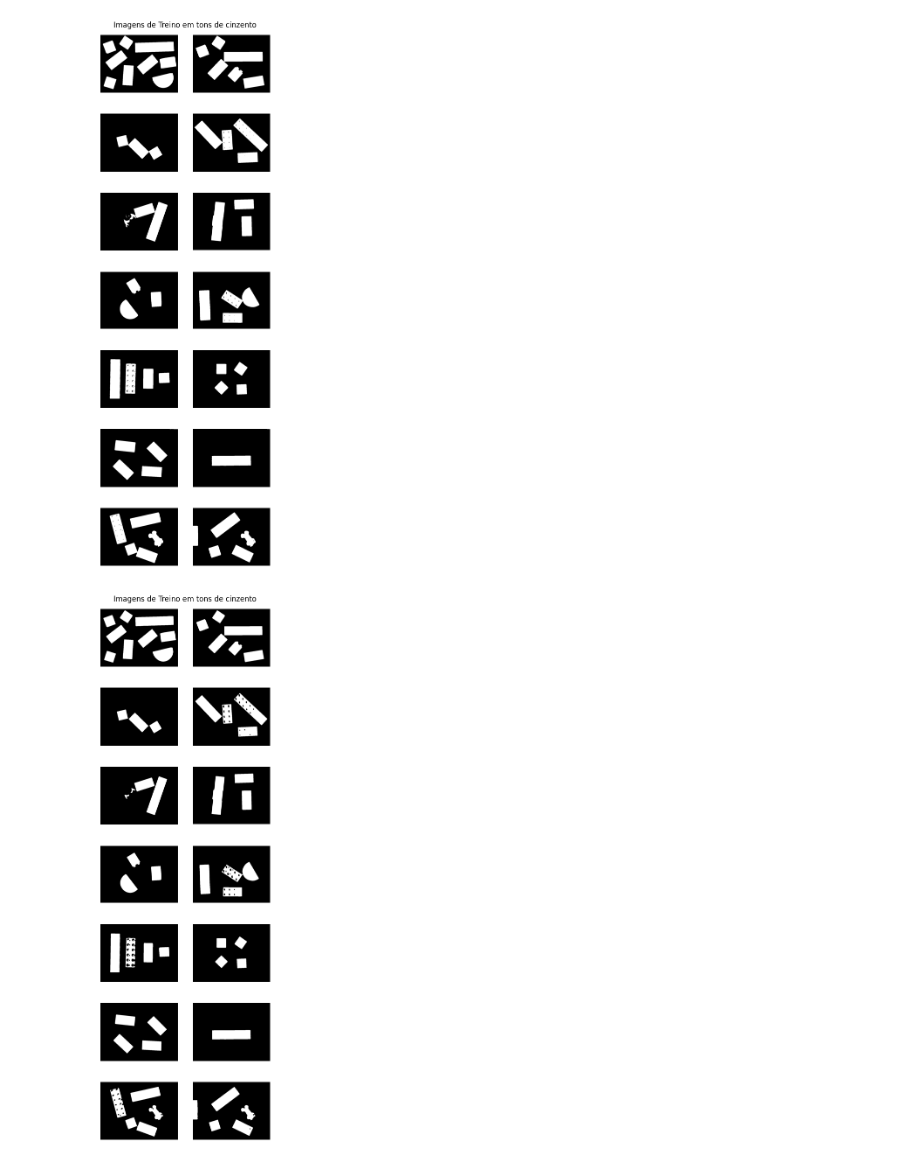
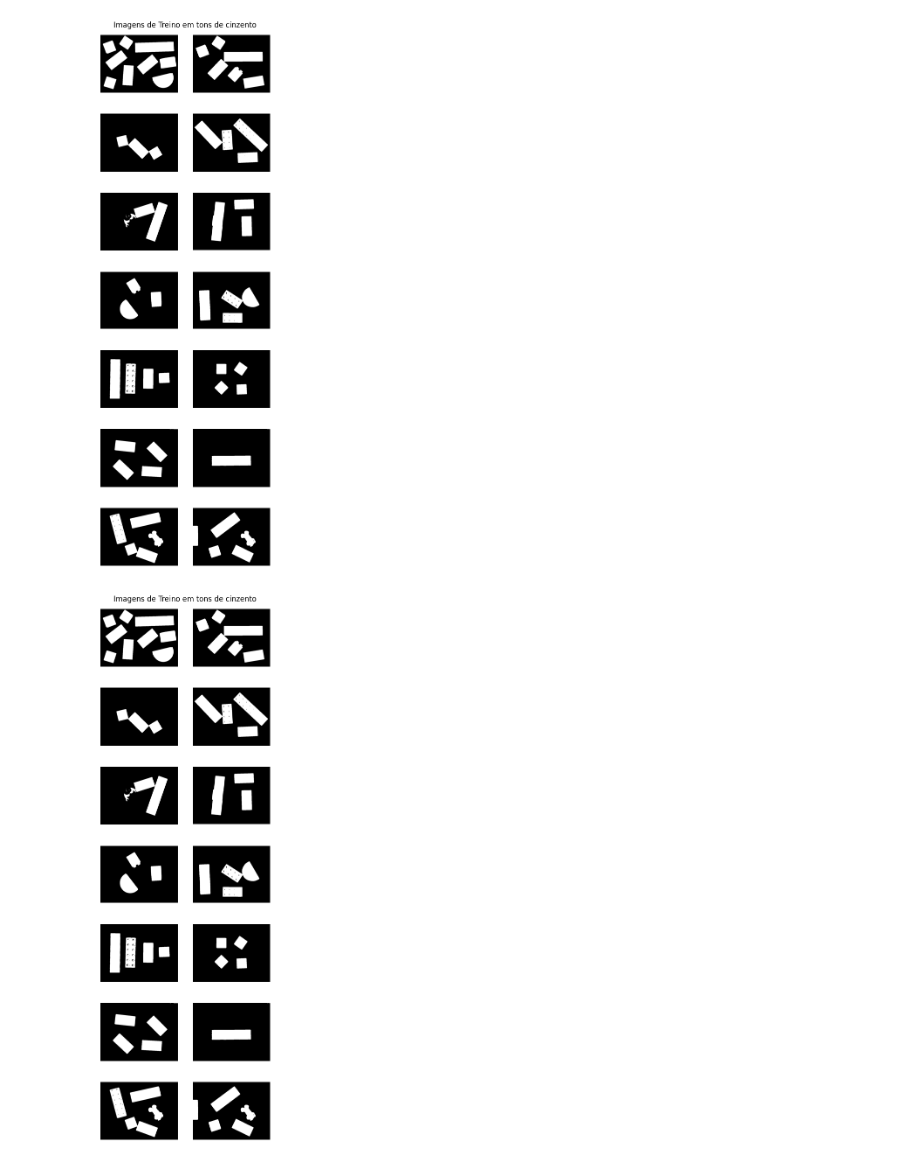
Before and after one commit to LPSD18/PIV, a Jupyter notebook: TP1/PIV_TP1_48328_48168.ipynb, the cells around one changed output. Cells and saved outputs as stored; diff of their text form; code cells hidden in the pictures.

```diff
--- a/TP1/PIV_TP1_48328_48168.ipynb
+++ b/TP1/PIV_TP1_48328_48168.ipynb
@@ -185,7 +185,7 @@ for color in images:
 
     # Inverter a máscara para obter as peças (onde o fundo será removido)
     red_piece = np.zeros_like(color)
-    red_piece[:] = [255, 0, 0]  # Set the entire image to red
+    red_piece[:] = [255, 255, 255]  # Set the entire image to red
 
     # Use the mask to replace the green piece with red while keeping the rest unchanged
     result = np.copy(color)
@@ -302,37 +302,36 @@ morphImages = []
 kernel = cv2.getStructuringElement(cv2.MORPH_RECT,(3,3))
 output_dir = 'output_images'
 if not os.path.exists(output_dir):
     os.makedirs(output_dir)
 
 i = 0
 
 for binImage in binImages:
     # Step 1: Erode to separate the connected pieces
-    morph = cv2.erode(binImage, kernel, iterations=5)
+    morph = cv2.erode(binImage, kernel, iterations=1)
 
     # Step 2: Dilate after erosion to recover the original size
-    morph = cv2.dilate(morph, kernel, iterations=2)
-
+    morph = cv2.dilate(morph, kernel, iterations=1)
     morphImages.append(morph)
     filename = os.path.join(output_dir, f'morph_image_{i}.png')
 
     # Save the morph image
     cv2.imwrite(filename, morph)
     i+=1
 
 #Representação das imagens de treino
 plt.figure(figsize=(5,16))
 plt.title("Imagens de Treino em tons de cinzento")
 plt.axis('off')
 
 for i, image in enumerate(morphImages):
     plt.subplot(7, 2, i+1)  # 7 linhas, 2 colunas
     plt.imshow(cv2.cvtColor(image, cv2.COLOR_BGR2RGB))
     plt.axis('off')
 
 plt.show()
 # %% [output]
-[figure, old version]
+[figure, new version]
 # %%
 i=0
 for image in morphImages:
```
Also changed, not shown: parts of 4 cells of this notebook, 15 other files.
